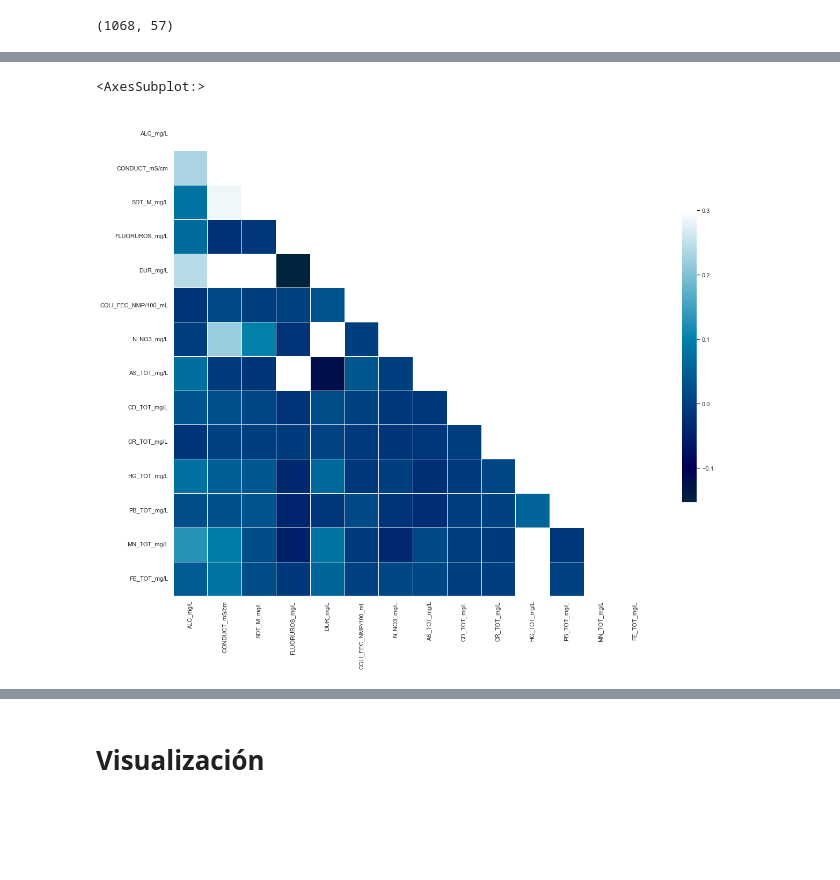
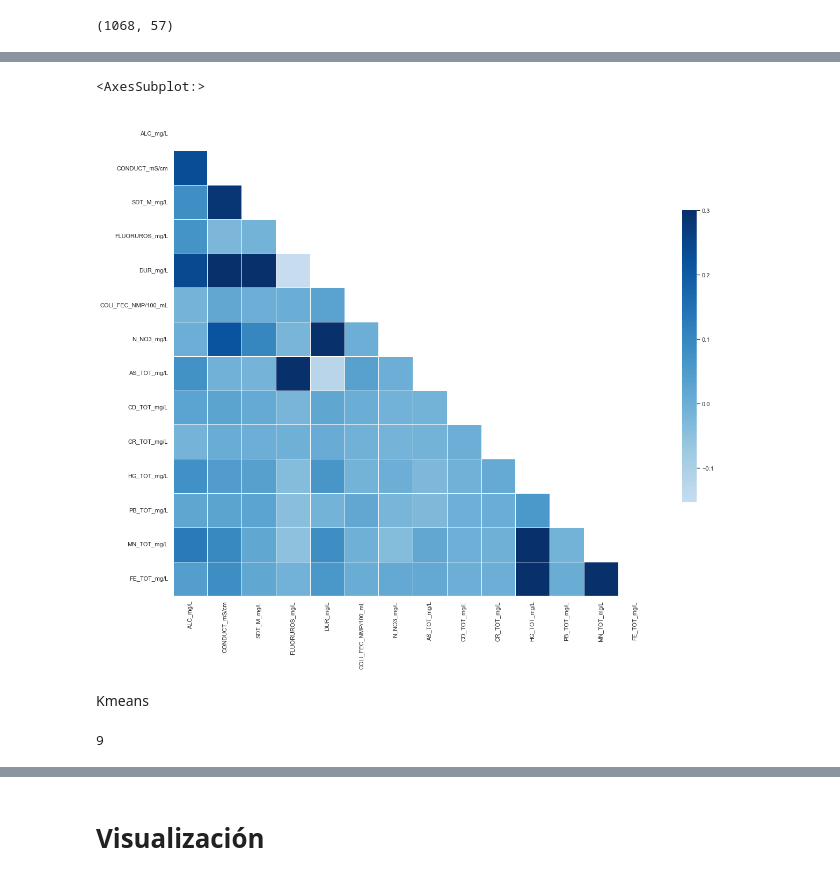
Before and after one commit to JSOrtegaB/pruebas, a Jupyter notebook: reto/Reto_Entrega_1__Limpieza_análisis_visualización_y_kmeans_JuanSebastianOrtegaBriones_A01794327.ipynb, the cells around one changed output, grey strips where cells are left out. Cells and saved outputs as stored; diff of their text form; code cells hidden in the pictures; blank space fills up the shorter version.

Commit message:
falta kmeans

```diff
--- a/reto/Reto_Entrega_1__Limpieza_análisis_visualización_y_kmeans_JuanSebastianOrtegaBriones_A01794327.ipynb
+++ b/reto/Reto_Entrega_1__Limpieza_análisis_visualización_y_kmeans_JuanSebastianOrtegaBriones_A01794327.ipynb
@@ -54,0 +48,3 @@ df.shape
+# %%
+#Remplaza datos numericos que incluyen el simbolo < por 0
+df.replace(to_replace=r'[<]\w+', value=0, regex=True, inplace=True)
@@ -54,0 +63,3 @@ df.shape
+# %%
+#Convierte columnas que contienen datos númericos de tipo objeto a tipo flotante
+df[datos_numericos]=df[datos_numericos].astype('float')
@@ -187,0 +118,11 @@ memory usage: 116.9 KB
+# %%
+sns.set_theme(style="ticks")
+f, ax = plt.subplots(figsize=(20, 10))
+ax.set_xscale("log")
+
+sns.boxplot(data=df[datos_numericos],orient='h').set(title='Datos estadisticos de los contaminantes')
+sns.stripplot(data=df[datos_numericos],size=4, color=".3", linewidth=0, orient='h')
+ax.xaxis.grid(True)
+ax.set(ylabel="")
+sns.despine(trim=True, left=True)
+plt.show()
@@ -188,5 +133,5 @@ memory usage: 116.9 KB
 # %%
-corr=df_numericos.corr()
+corr=df[datos_numericos].corr()
 corr
 # %% [output]
 |  | ALC_mg/L | CONDUCT_mS/cm | SDT_M_mg/L | FLUORUROS_mg/L | DUR_mg/L | COLI_FEC_NMP/100_mL | N_NO3_mg/L | ... |
@@ -207,17 +166,19 @@ corr
 # %%
 sns.set_theme(style="white")
 # Generate a mask for the upper triangle
 mask = np.triu(np.ones_like(corr, dtype=bool))
 
 # Set up the matplotlib figure
 f, ax = plt.subplots(figsize=(20, 20))
 
 # Generate a custom diverging colormap
 #cmap = sns.diverging_palette(230, 20, as_cmap=True)
 
 # Draw the heatmap with the mask and correct aspect ratio
-sns.heatmap(corr, mask=mask,  cmap='ocean',  vmax=.3, center=0,
+sns.heatmap(corr, mask=mask,  cmap='Blues',  vmax=.3, center=0,
             square=True, linewidths=.5, cbar_kws={"shrink": .5})
 # %% [output]
 <AxesSubplot:>
-[figure, old version]
+[figure, new version]
+# %% [markdown]
+Kmeans
@@ -223,0 +196,4 @@ sns.heatmap(corr, mask=mask,  cmap='ocean',  vmax=.3, center=0,
+# %%
+len(wcss)
+# %% [output]
+9
```
Also changed, not shown: parts of 29 cells of this notebook.
